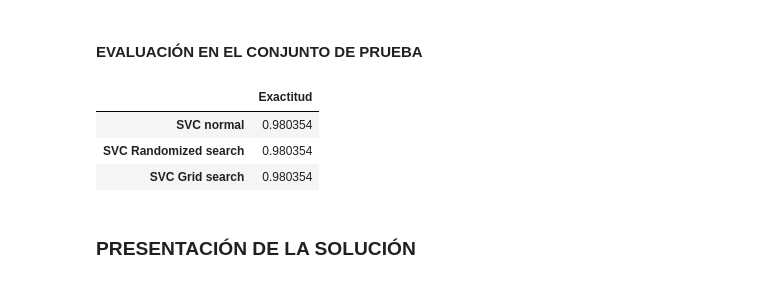
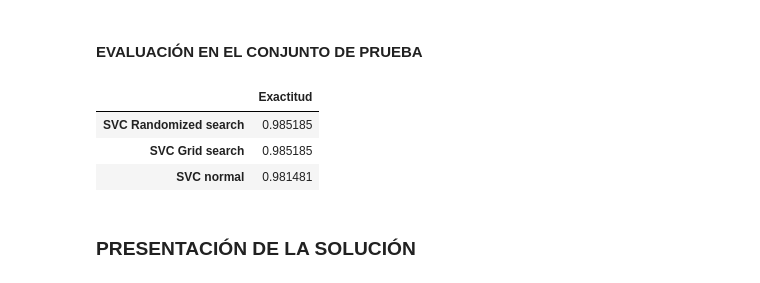
Before and after one commit to Raumeco/IABD-SAPA-Aprendizaje_supervisado, a Jupyter notebook: ejercicios/2_8Ejercicios.ipynb, the cells around one changed output. Saved outputs shown, nothing was run; the diff lists cells and outputs as text; code cells hidden in the pictures.

```diff
--- a/ejercicios/2_8Ejercicios.ipynb
+++ b/ejercicios/2_8Ejercicios.ipynb
@@ -528,22 +538,20 @@ RandomizedSearchCV(cv=3,
 # %% [markdown]
 #### EVALUACIÓN EN EL CONJUNTO DE PRUEBA
 # %%
-svc_randomized_search_digits_predicciones = cross_val_predict(randomized_search_digits.best_estimator_, X_digits_train, y_digits_train)
-svc_randomized_search_accuracy = accuracy_score(y_digits_train, svc_digits_predicciones)
-
-svc_grid_search_digits_predicciones = cross_val_predict(grid_search_digits.best_estimator_, X_digits_train, y_digits_train)
-svc_grid_search_accuracy = accuracy_score(y_digits_train, svc_digits_predicciones)
+svc_normal_test_pred = svc_digits.predict(X_digits_test)
+svc_rand_test_pred = randomized_search_digits.best_estimator_.predict(X_digits_test)
+svc_grid_test_pred = grid_search_digits.best_estimator_.predict(X_digits_test)
 
 pd.DataFrame({
-    "SVC normal": {"Exactitud": svc_accuracy},
-    "SVC Randomized search": {"Exactitud": svc_randomized_search_accuracy},
-    "SVC Grid search": {"Exactitud": svc_grid_search_accuracy},
+    "SVC normal": {"Exactitud": accuracy_score(y_digits_test, svc_normal_test_pred)},
+    "SVC Randomized search": {"Exactitud": accuracy_score(y_digits_test, svc_rand_test_pred)},
+    "SVC Grid search": {"Exactitud": accuracy_score(y_digits_test, svc_grid_test_pred)},
 }).T.sort_values("Exactitud", ascending=False)
 # %% [output]
 |  | Exactitud |
-| SVC normal | 0.980354 |
-| SVC Randomized search | 0.980354 |
-| SVC Grid search | 0.980354 |
+| SVC Randomized search | 0.985185 |
+| SVC Grid search | 0.985185 |
+| SVC normal | 0.981481 |
 # %% [markdown]
 ### PRESENTACIÓN DE LA SOLUCIÓN
 # %% [markdown]
```
Also changed, not shown: parts of 4 cells of this notebook, 1 other file.
